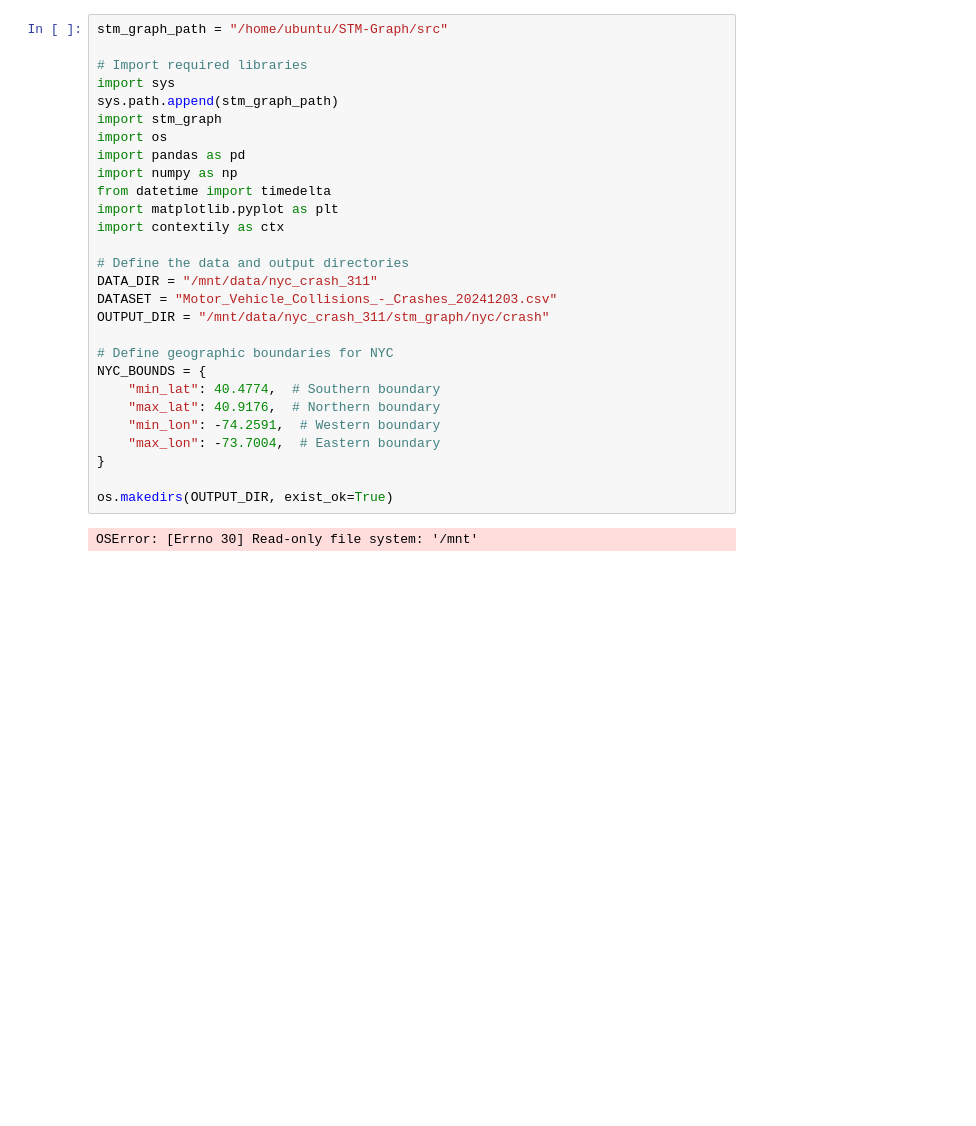
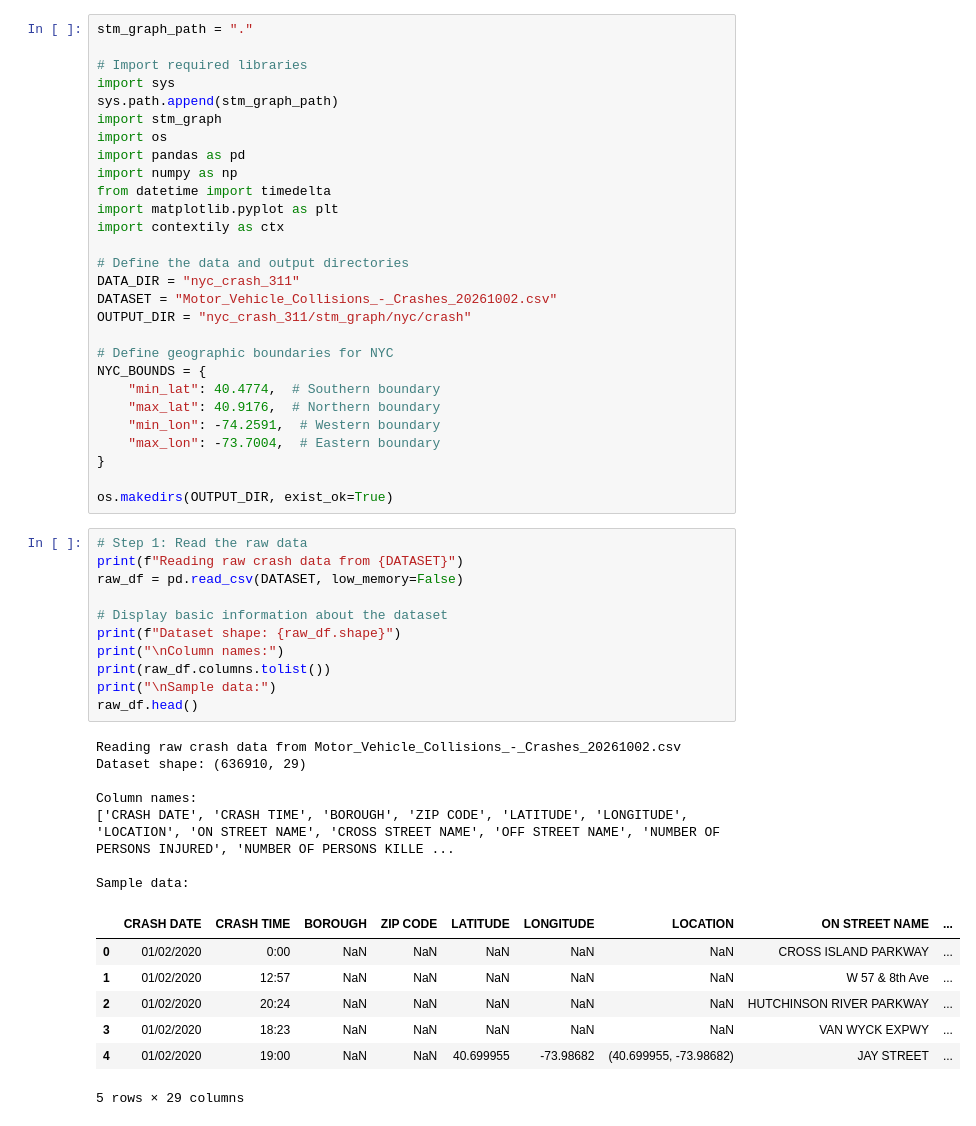
Before and after one commit to Group-7-Capstone/Group-7-Capstone, a Jupyter notebook: Jacob Model/pipeline/pipeline_1.ipynb, the cells around one changed output. Saved outputs shown, nothing was run; the diff lists cells and outputs as text; blank space fills up the shorter version.

```diff
--- a/Jacob Model/pipeline/pipeline_1.ipynb
+++ b/Jacob Model/pipeline/pipeline_1.ipynb
@@ -60,5 +1,5 @@ ENVIRONMENT READY
 # %%
-stm_graph_path = "/home/ubuntu/STM-Graph/src"
+stm_graph_path = "."
 
 # Import required libraries
 import sys
@@ -72,9 +13,9 @@ import matplotlib.pyplot as plt
 import contextily as ctx
 
 # Define the data and output directories
-DATA_DIR = "/mnt/data/nyc_crash_311"
-DATASET = "Motor_Vehicle_Collisions_-_Crashes_20241203.csv"
-OUTPUT_DIR = "/mnt/data/nyc_crash_311/stm_graph/nyc/crash"
+DATA_DIR = "nyc_crash_311"
+DATASET = "Motor_Vehicle_Collisions_-_Crashes_20261002.csv"
+OUTPUT_DIR = "nyc_crash_311/stm_graph/nyc/crash"
 
 # Define geographic boundaries for NYC
 NYC_BOUNDS = {
@@ -85,5 +26,29 @@ NYC_BOUNDS = {
 }
 
 os.makedirs(OUTPUT_DIR, exist_ok=True)
-# %% [output]
-OSError: [Errno 30] Read-only file system: '/mnt'
+# %%
+# Step 1: Read the raw data
+print(f"Reading raw crash data from {DATASET}")
+raw_df = pd.read_csv(DATASET, low_memory=False)
+
+# Display basic information about the dataset
+print(f"Dataset shape: {raw_df.shape}")
+print("\nColumn names:")
+print(raw_df.columns.tolist())
+print("\nSample data:")
+raw_df.head()
+# %% [output]
+Reading raw crash data from Motor_Vehicle_Collisions_-_Crashes_20261002.csv
+Dataset shape: (636910, 29)
+
+Column names:
+['CRASH DATE', 'CRASH TIME', 'BOROUGH', 'ZIP CODE', 'LATITUDE', 'LONGITUDE', 'LOCATION', 'ON STREET NAME', 'CROSS STREET NAME', 'OFF STREET NAME', 'NUMBER OF PERSONS INJURED', 'NUMBER OF PERSONS KILLE ...
+
+Sample data:
+|  | CRASH DATE | CRASH TIME | BOROUGH | ZIP CODE | LATITUDE | LONGITUDE | LOCATION | ON STREET NAME | ... |
+| 0 | 01/02/2020 | 0:00 | NaN | NaN | NaN | NaN | NaN | CROSS ISLAND PARKWAY | ... |
+| 1 | 01/02/2020 | 12:57 | NaN | NaN | NaN | NaN | NaN | W 57 & 8th Ave | ... |
+| 2 | 01/02/2020 | 20:24 | NaN | NaN | NaN | NaN | NaN | HUTCHINSON RIVER PARKWAY | ... |
+| 3 | 01/02/2020 | 18:23 | NaN | NaN | NaN | NaN | NaN | VAN WYCK EXPWY | ... |
+| 4 | 01/02/2020 | 19:00 | NaN | NaN | 40.699955 | -73.98682 | (40.699955, -73.98682) | JAY STREET | ... |
+5 rows × 29 columns
```
Also changed, not shown: parts of 13 cells of this notebook, 16 other files.
